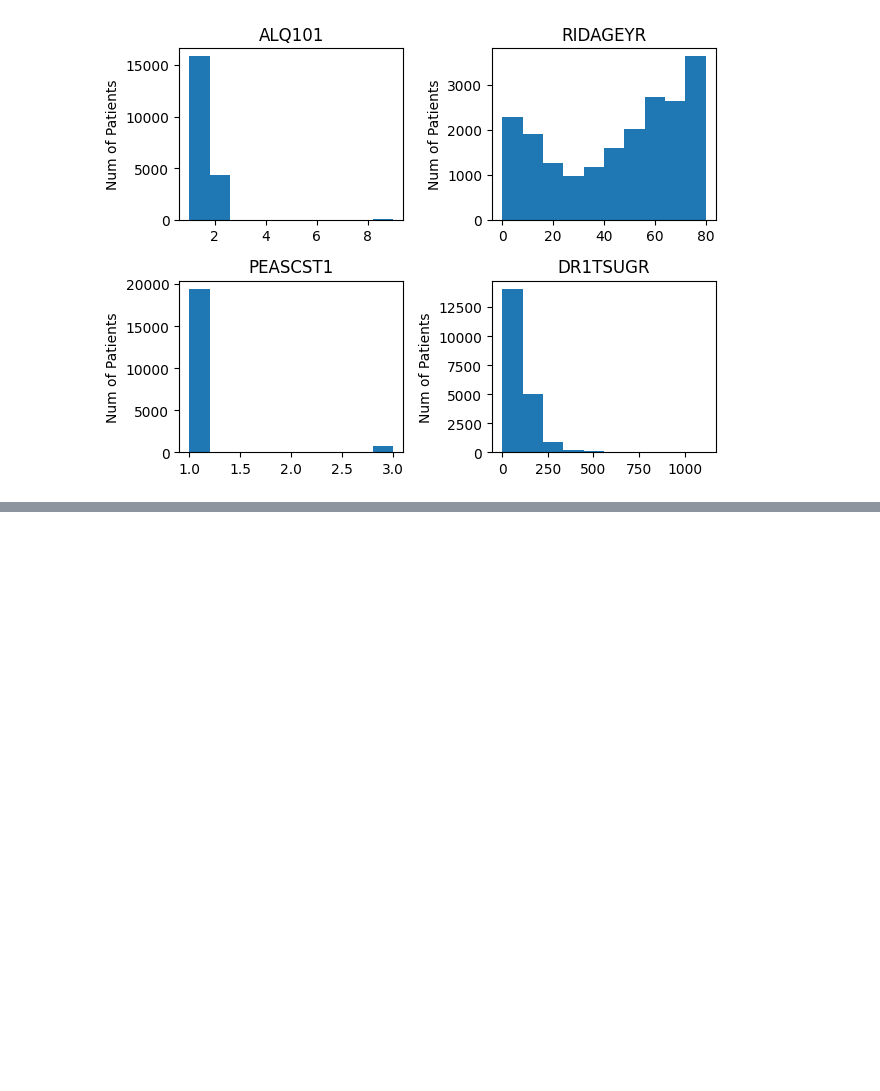
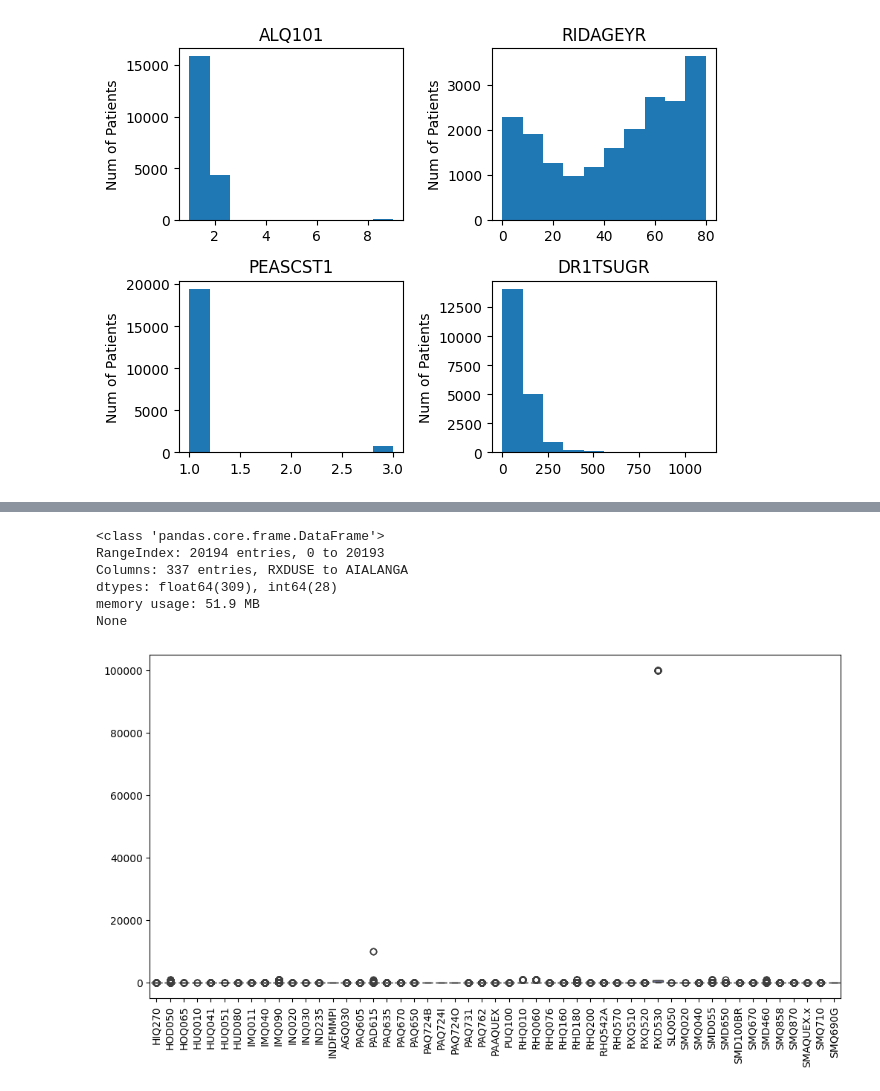
Before and after one commit to MaitriKoyani-Visiobyte/Predictive-Analysis-Project, a Jupyter notebook: predictiveAnalysis.ipynb, the cells around one changed output, grey strips where cells are left out. Cells and saved outputs as stored; diff of their text form; code cells hidden in the pictures; blank space fills up the shorter version.

```diff
--- a/predictiveAnalysis.ipynb
+++ b/predictiveAnalysis.ipynb
@@ -291,0 +312,21 @@ None
+# %%
+print(df.info())
+# %% [output]
+<class 'pandas.core.frame.DataFrame'>
+RangeIndex: 20194 entries, 0 to 20193
+Columns: 337 entries, RXDUSE to AIALANGA
+dtypes: float64(309), int64(28)
+memory usage: 51.9 MB
+None
+# %%
+import matplotlib.pyplot as plt
+import seaborn as sns
+
+df_num = df.columns[200:251]
+# Boxplot to check outliers
+plt.figure(figsize=(12,6))
+sns.boxplot(data=df[df_num])
+plt.xticks(rotation=90)
+plt.show()
+# %% [output]
+[figure, added]
```
Also changed, not shown: parts of 11 cells of this notebook.
